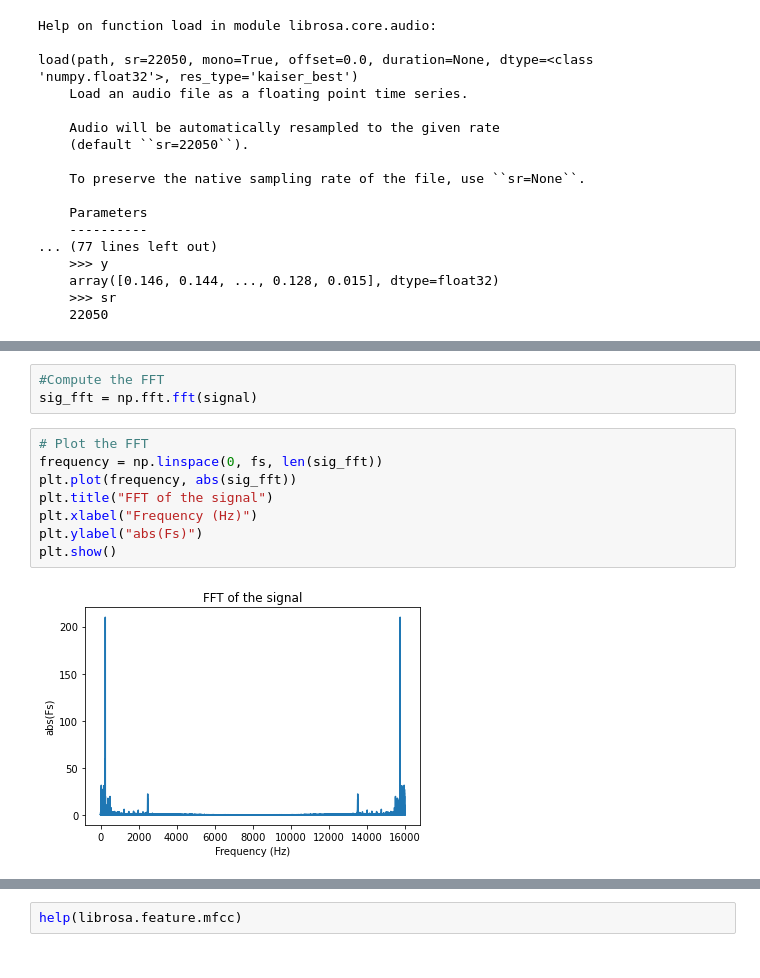
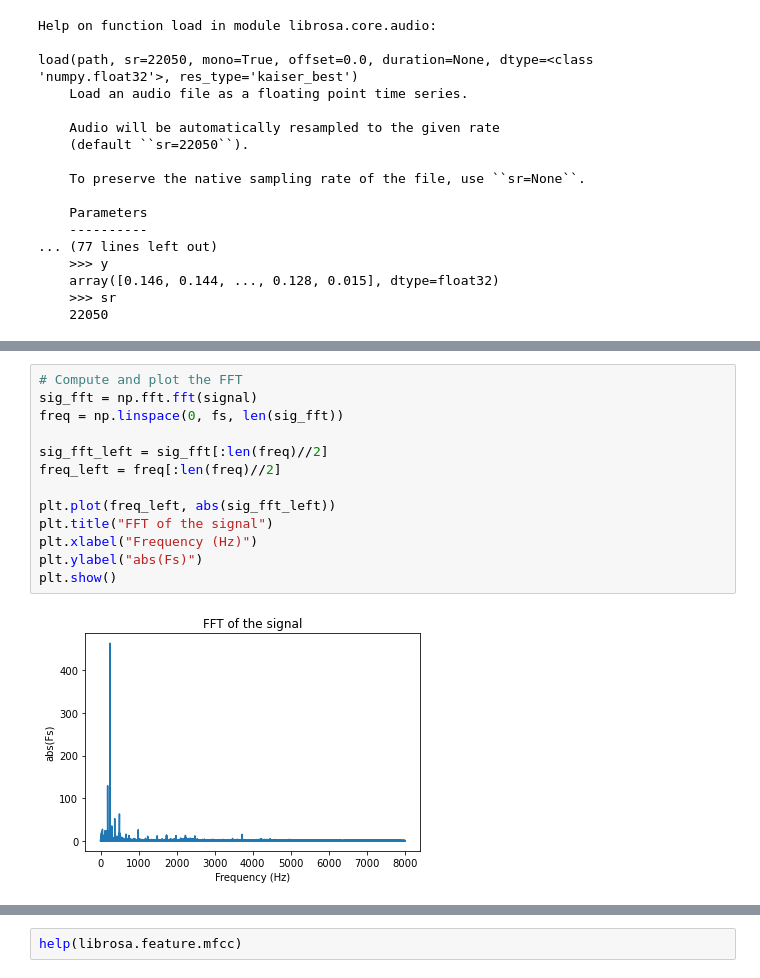
Before and after one commit to eceboran/AudioMalfunctionDetection, a Jupyter notebook: data_exploration_single_file.ipynb, the cells around one changed output, grey strips where cells are left out. Drawn from its saved outputs; the diff is of its cells as text.

```diff
--- a/data_exploration_single_file.ipynb
+++ b/data_exploration_single_file.ipynb
@@ -62,13 +70,15 @@ Text(0, 0.5, 'Amplitude')
 # %%
-#Compute the FFT
+# Compute and plot the FFT
 sig_fft = np.fft.fft(signal)
+freq = np.linspace(0, fs, len(sig_fft))
+
+sig_fft_left = sig_fft[:len(freq)//2]
+freq_left = freq[:len(freq)//2]
+
+plt.plot(freq_left, abs(sig_fft_left))
+plt.title("FFT of the signal")
+plt.xlabel("Frequency (Hz)")
+plt.ylabel("abs(Fs)")
+plt.show()
+# %% [output]
+[figure, added]
-# %%
-# Plot the FFT
-frequency = np.linspace(0, fs, len(sig_fft))
-plt.plot(frequency, abs(sig_fft))
-plt.title("FFT of the signal")
-plt.xlabel("Frequency (Hz)")
-plt.ylabel("abs(Fs)")
-plt.show()
-# %% [output]
-[figure, removed]
```
Also changed, not shown: parts of 11 cells of this notebook, 2 other files.
